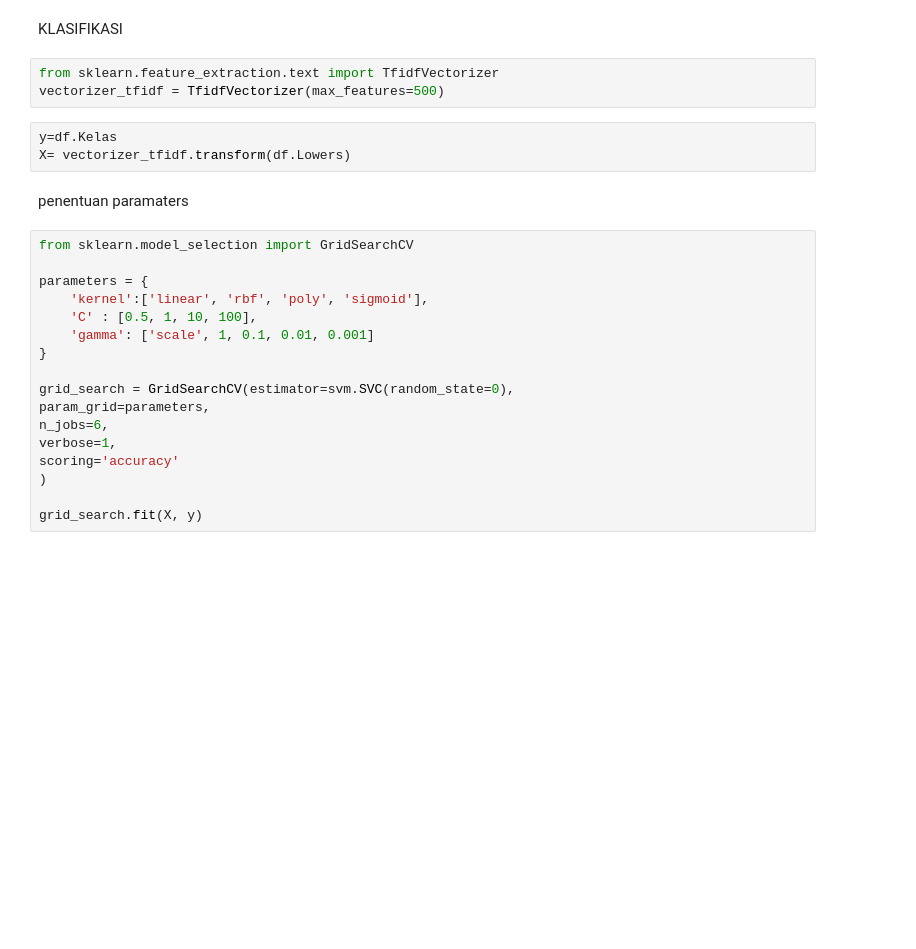
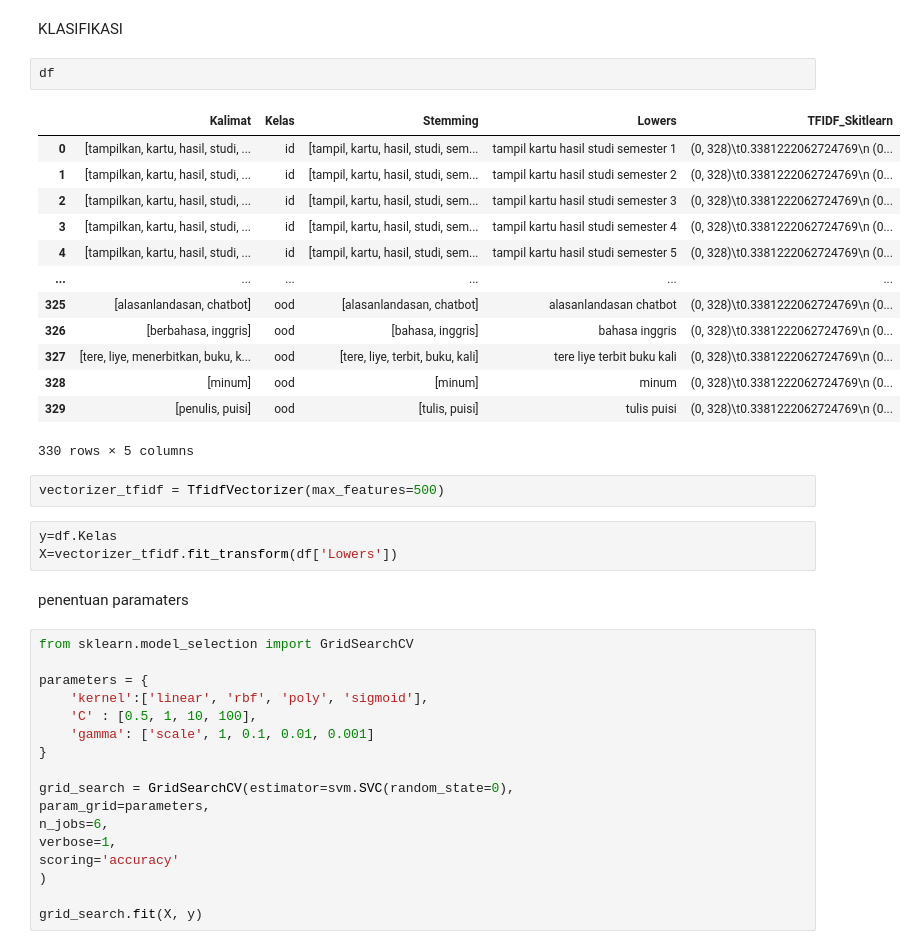
Before and after one commit to FebykAlekSatria/Detection_OOD, a Jupyter notebook: prepocessing.ipynb, the cells around one changed output. Cells and saved outputs as stored; diff of their text form; blank space fills up the shorter version.

```diff
--- a/prepocessing.ipynb
+++ b/prepocessing.ipynb
@@ -145,11 +138,26 @@ plt.show()
 # %% [markdown]
 KLASIFIKASI
-# %%
-from sklearn.feature_extraction.text import TfidfVectorizer
-vectorizer_tfidf = TfidfVectorizer(max_features=500)
+# %%
+df
+# %% [output]
+|  | Kalimat | Kelas | Stemming | Lowers | TFIDF_Skitlearn |
+| 0 | [tampilkan, kartu, hasil, studi, ... | id | [tampil, kartu, hasil, studi, sem... | tampil kartu hasil studi semester 1 | (0, 328)\t0.3381222062724769\n (0... |
+| 1 | [tampilkan, kartu, hasil, studi, ... | id | [tampil, kartu, hasil, studi, sem... | tampil kartu hasil studi semester 2 | (0, 328)\t0.3381222062724769\n (0... |
+| 2 | [tampilkan, kartu, hasil, studi, ... | id | [tampil, kartu, hasil, studi, sem... | tampil kartu hasil studi semester 3 | (0, 328)\t0.3381222062724769\n (0... |
+| 3 | [tampilkan, kartu, hasil, studi, ... | id | [tampil, kartu, hasil, studi, sem... | tampil kartu hasil studi semester 4 | (0, 328)\t0.3381222062724769\n (0... |
+| 4 | [tampilkan, kartu, hasil, studi, ... | id | [tampil, kartu, hasil, studi, sem... | tampil kartu hasil studi semester 5 | (0, 328)\t0.3381222062724769\n (0... |
+| ... | ... | ... | ... | ... | ... |
+| 325 | [alasanlandasan, chatbot] | ood | [alasanlandasan, chatbot] | alasanlandasan chatbot | (0, 328)\t0.3381222062724769\n (0... |
+| 326 | [berbahasa, inggris] | ood | [bahasa, inggris] | bahasa inggris | (0, 328)\t0.3381222062724769\n (0... |
+| 327 | [tere, liye, menerbitkan, buku, k... | ood | [tere, liye, terbit, buku, kali] | tere liye terbit buku kali | (0, 328)\t0.3381222062724769\n (0... |
+| 328 | [minum] | ood | [minum] | minum | (0, 328)\t0.3381222062724769\n (0... |
+| 329 | [penulis, puisi] | ood | [tulis, puisi] | tulis puisi | (0, 328)\t0.3381222062724769\n (0... |
+330 rows × 5 columns
+# %%
+vectorizer_tfidf = TfidfVectorizer(max_features=500)
 # %%
 y=df.Kelas
-X= vectorizer_tfidf.transform(df.Lowers)
+X=vectorizer_tfidf.fit_transform(df['Lowers'])
 # %% [markdown]
 penentuan paramaters
 # %%
```
Also changed, not shown: parts of 7 cells of this notebook.
